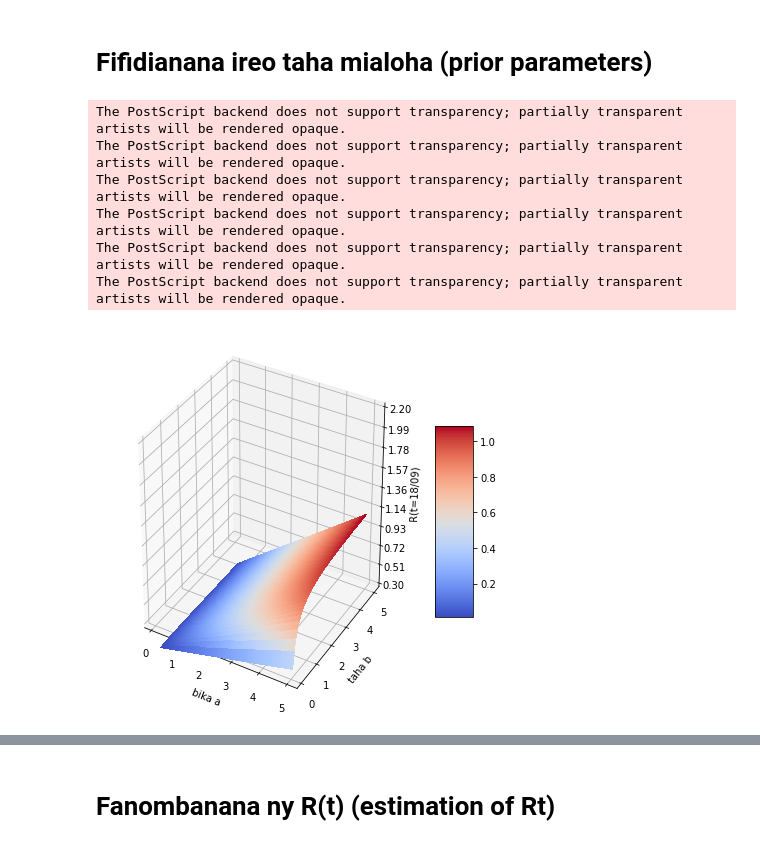
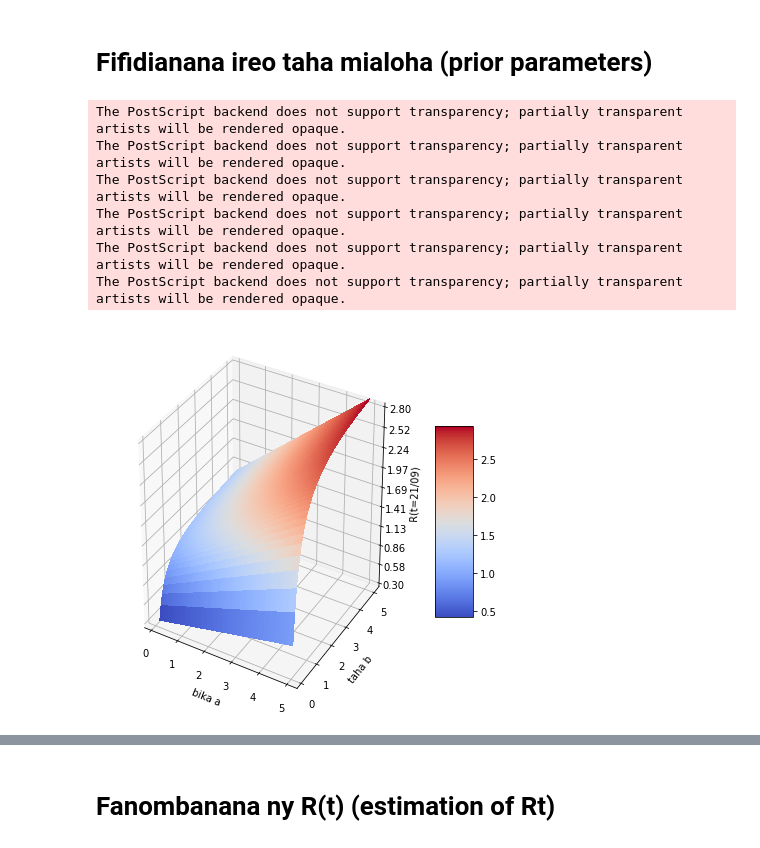
Before and after one commit to tabilaocov/ady_cov, a Jupyter notebook: scr/modely_RP/R_vakinakaratra.ipynb, the cells around one changed output, grey strips where cells are left out. Drawn from its saved outputs; the diff is of its cells as text; code cells hidden in the pictures.

```diff
--- a/scr/modely_RP/R_vakinakaratra.ipynb
+++ b/scr/modely_RP/R_vakinakaratra.ipynb
@@ -156,8 +156,8 @@ Ivaovaki = tilyvoakara['Voatomb']
 
 dIvao = pd.DataFrame(data =Ivaovaki)
 
-daty_data_manom = datetime.date(2020,8,18)
-daty_data_mifar = datetime.date(2020,9,18)
+daty_data_manom = datetime.date(2020,8,21)
+daty_data_mifar = datetime.date(2020,9,21)
 
 datyt = daty_data_mifar
 
@@ -275,37 +275,37 @@ ax = fig.gca(projection='3d')
 
 # Make data.
 X = np.linspace(0.1,5,100)
 Y = np.linspace(0.1,5,100)
 X, Y = np.meshgrid(X, Y)
 Z = func_sh(datyab)(X)*func_sc(datyab)(Y)
 W = X*Y
 # Plot the surface.
 surf = ax.plot_surface(X, Y, Z, cmap=cm.coolwarm,
                        linewidth=0, antialiased=False)
 #surf = ax.plot_surface(X, Y, W, cmap=cm.coolwarm,
  #                      linewidth=0, antialiased=False)
 
 # Customize the z axis.
-ax.set_zlim(0.3, 2.2)
+ax.set_zlim(0.3, 2.8)
 ax.zaxis.set_major_locator(LinearLocator(10))
 ax.zaxis.set_major_formatter(FormatStrFormatter('%.02f'))
 
-ax.set(xlabel ='bika a', ylabel = "taha b", zlabel = 'R(t=18/09)')
+ax.set(xlabel ='bika a', ylabel = "taha b", zlabel = 'R(t=21/09)')
 
 # Add a color bar which maps values to colors.
 fig.colorbar(surf, shrink=0.5, aspect=5)
 
-plt.savefig(path_to_save+'Rt189_vaki.eps')
+plt.savefig(path_to_save+'Rt219_vaki.eps')
 
 plt.show()
 # %% [output]
 The PostScript backend does not support transparency; partially transparent artists will be rendered opaque.
 The PostScript backend does not support transparency; partially transparent artists will be rendered opaque.
 The PostScript backend does not support transparency; partially transparent artists will be rendered opaque.
 The PostScript backend does not support transparency; partially transparent artists will be rendered opaque.
 The PostScript backend does not support transparency; partially transparent artists will be rendered opaque.
 The PostScript backend does not support transparency; partially transparent artists will be rendered opaque.
-[figure, old version]
+[figure, new version]
 # %%
 # R(t) when equality between the prior and the posterior
 
```
Also changed, not shown: parts of 5 cells of this notebook.
